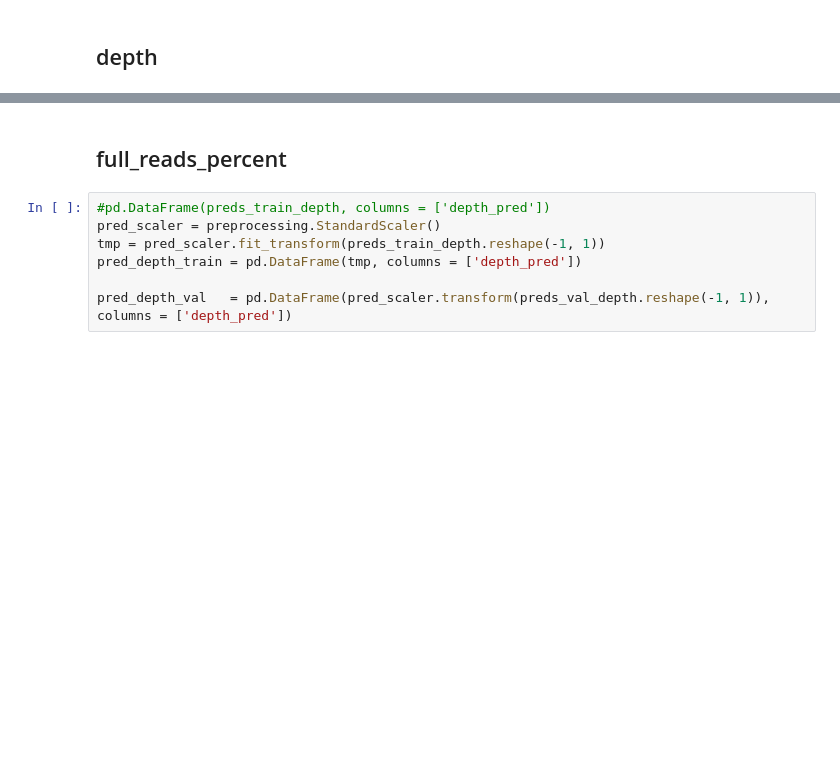
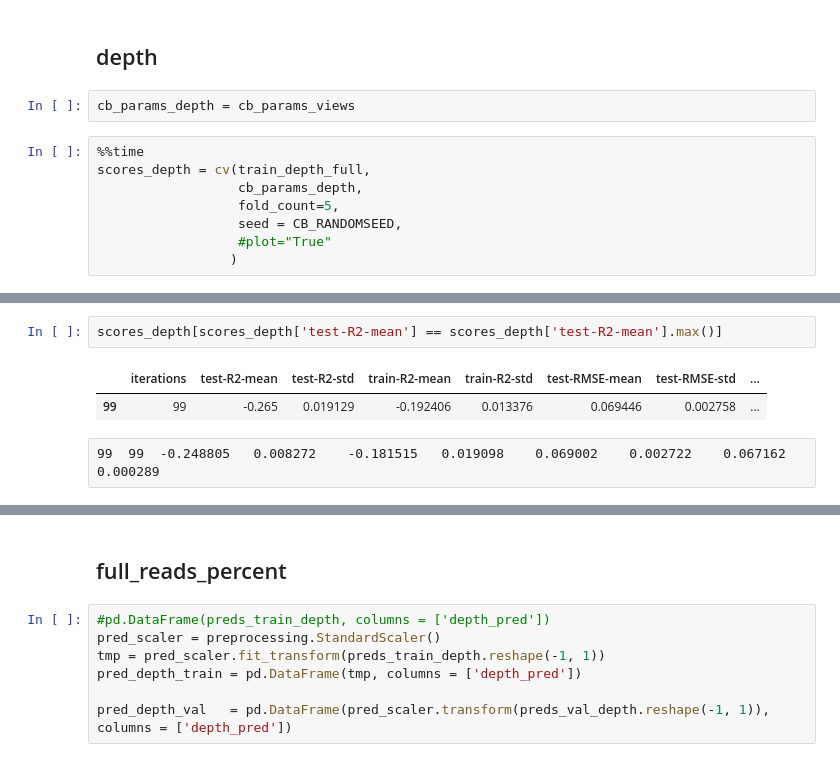
Before and after one commit to v010ch/hackai_moscow_22_top_news, a Jupyter notebook: 3step_modeling_catboost.ipynb, the cells around one changed output, grey strips where cells are left out. Drawn from its saved outputs; the diff is of its cells as text; blank space fills up the shorter version.

```diff
--- a/3step_modeling_catboost.ipynb
+++ b/3step_modeling_catboost.ipynb
@@ -284,2 +294,12 @@ plot_feature_importance(cb_model_views.get_feature_importance(), train_ds_views.
 # %% [markdown]
 ## depth
+# %%
+cb_params_depth = cb_params_views
+# %%
+%%time
+scores_depth = cv(train_depth_full,
+                  cb_params_depth,
+                  fold_count=5,
+                  seed = CB_RANDOMSEED,
+                  #plot="True"
+                 )
@@ -286,3 +308,10 @@ plot_feature_importance(cb_model_views.get_feature_importance(), train_ds_views.
+# %%
+scores_depth[scores_depth['test-R2-mean'] == scores_depth['test-R2-mean'].max()]
+# %% [output]
+|  | iterations | test-R2-mean | test-R2-std | train-R2-mean | train-R2-std | test-RMSE-mean | test-RMSE-std | ... |
+| 99 | 99 | -0.265 | 0.019129 | -0.192406 | 0.013376 | 0.069446 | 0.002758 | ... |
+# %% [raw]
+99	99	-0.248805	0.008272	-0.181515	0.019098	0.069002	0.002722	0.067162	0.000289
 # %%
 cb_model_depth = CatBoostRegressor(#iterations=1000,
                                  learning_rate=0.05,
```
Also changed, not shown: parts of 42 cells of this notebook, 50 other files.
